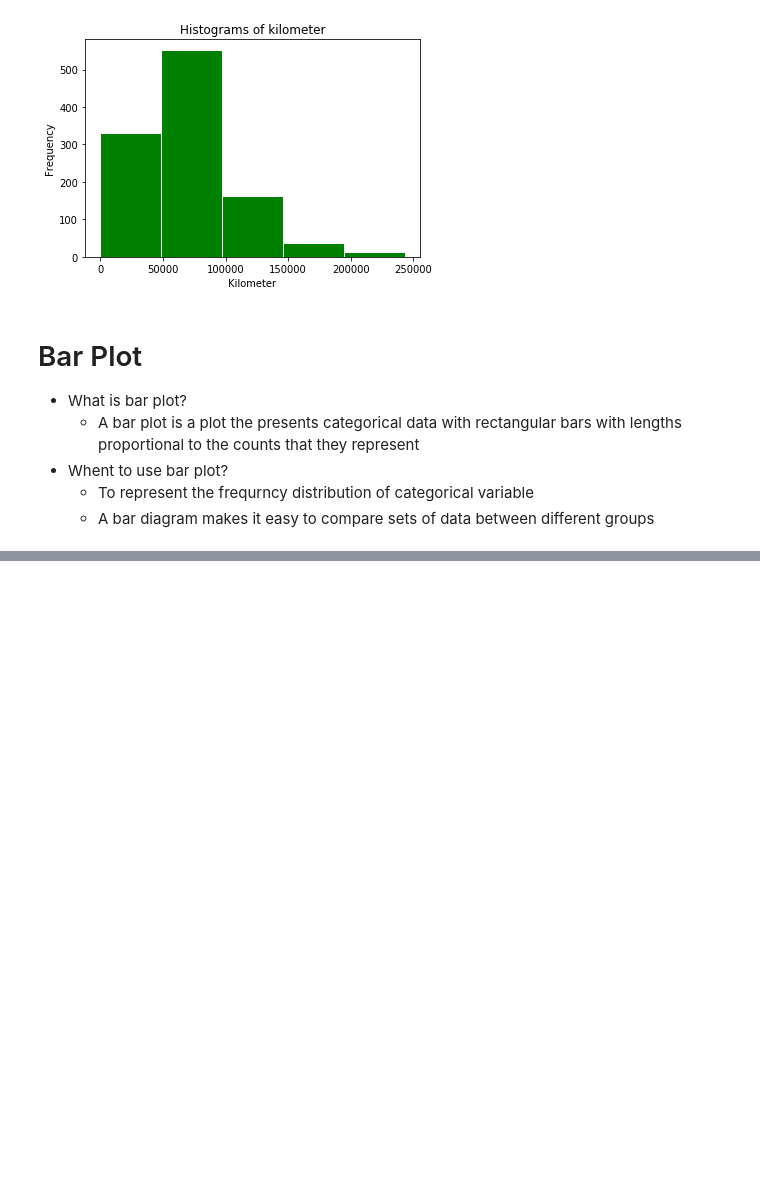
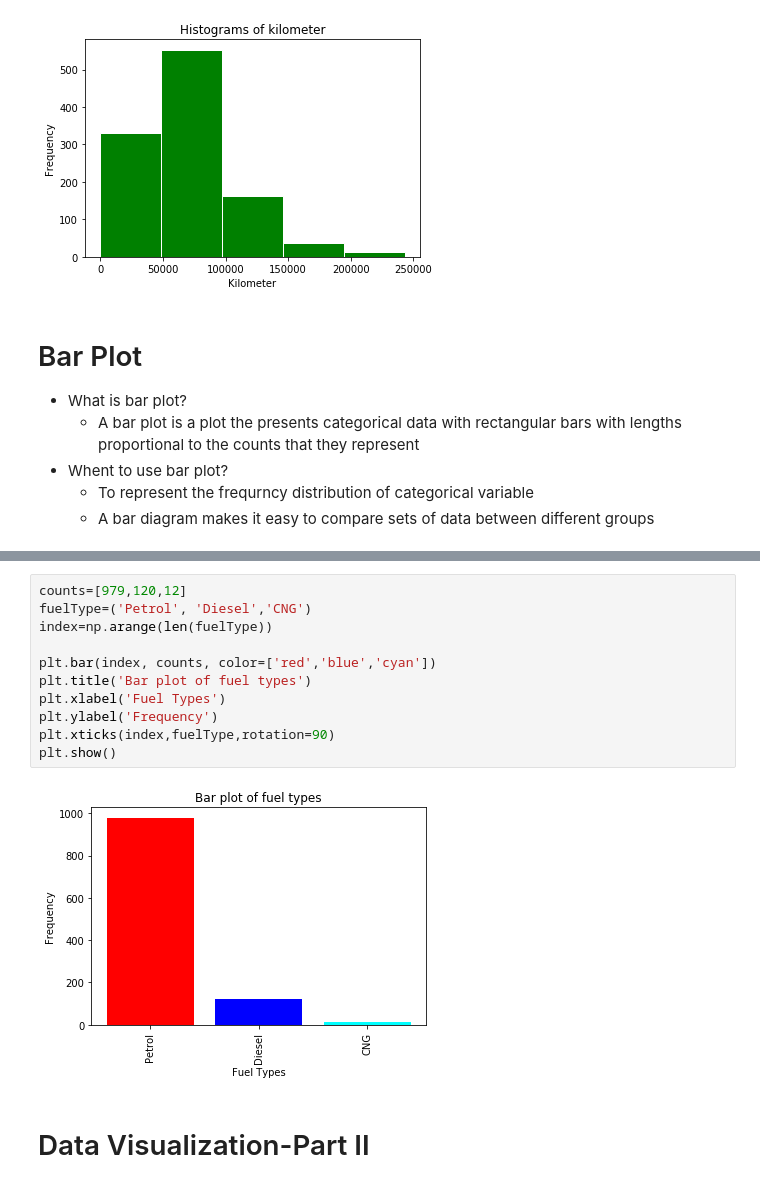
Before and after one commit to MaheshChavan1264/PythonForDataScience, a Jupyter notebook: Week2.ipynb, the cells around one changed output, grey strips where cells are left out. Drawn from its saved outputs; the diff is of its cells as text; blank space fills up the shorter version.

```diff
--- a/Week2.ipynb
+++ b/Week2.ipynb
@@ -1039,0 +1052,15 @@ plt.show()
+# %%
+counts=[979,120,12]
+fuelType=('Petrol', 'Diesel','CNG')
+index=np.arange(len(fuelType))
+
+plt.bar(index, counts, color=['red','blue','cyan'])
+plt.title('Bar plot of fuel types')
+plt.xlabel('Fuel Types')
+plt.ylabel('Frequency')
+plt.xticks(index,fuelType,rotation=90)
+plt.show()
+# %% [output]
+[figure, added]
+# %% [markdown]
+# Data Visualization-Part II
```
Also changed, not shown: parts of 1 cell of this notebook, 9 other files.
